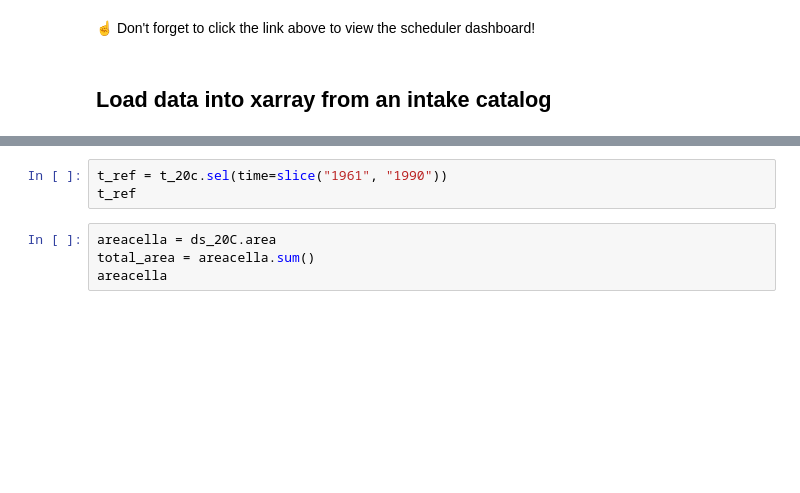
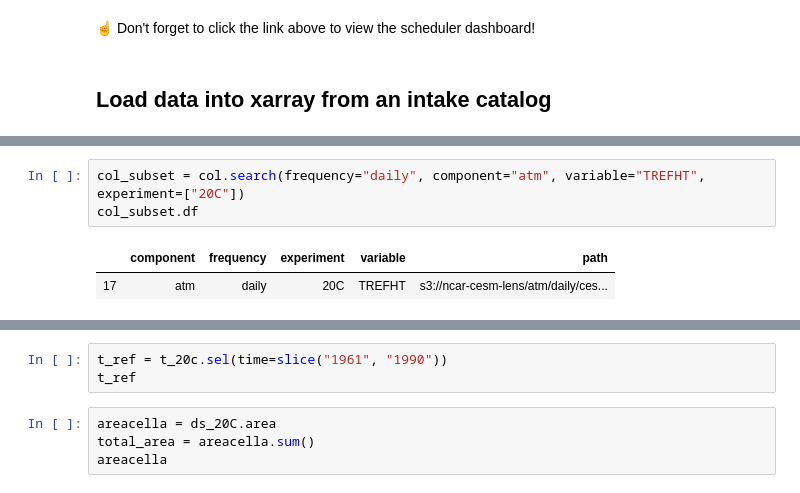
Before and after one commit to NCAR/cesm-lens-aws, a Jupyter notebook: notebooks/kay-et-al-2015.ipynb, the cells around one changed output, grey strips where cells are left out. Drawn from its saved outputs; the diff is of its cells as text; blank space fills up the shorter version.

```diff
--- a/notebooks/kay-et-al-2015.ipynb
+++ b/notebooks/kay-et-al-2015.ipynb
@@ -36,0 +107,6 @@ cluster
+# %%
+col_subset = col.search(frequency="daily", component="atm", variable="TREFHT", experiment=["20C"])
+col_subset.df
+# %% [output]
+|  | component | frequency | experiment | variable | path |
+| 17 | atm | daily | 20C | TREFHT | s3://ncar-cesm-lens/atm/daily/ces... |
```
Also changed, not shown: parts of 9 cells of this notebook.
